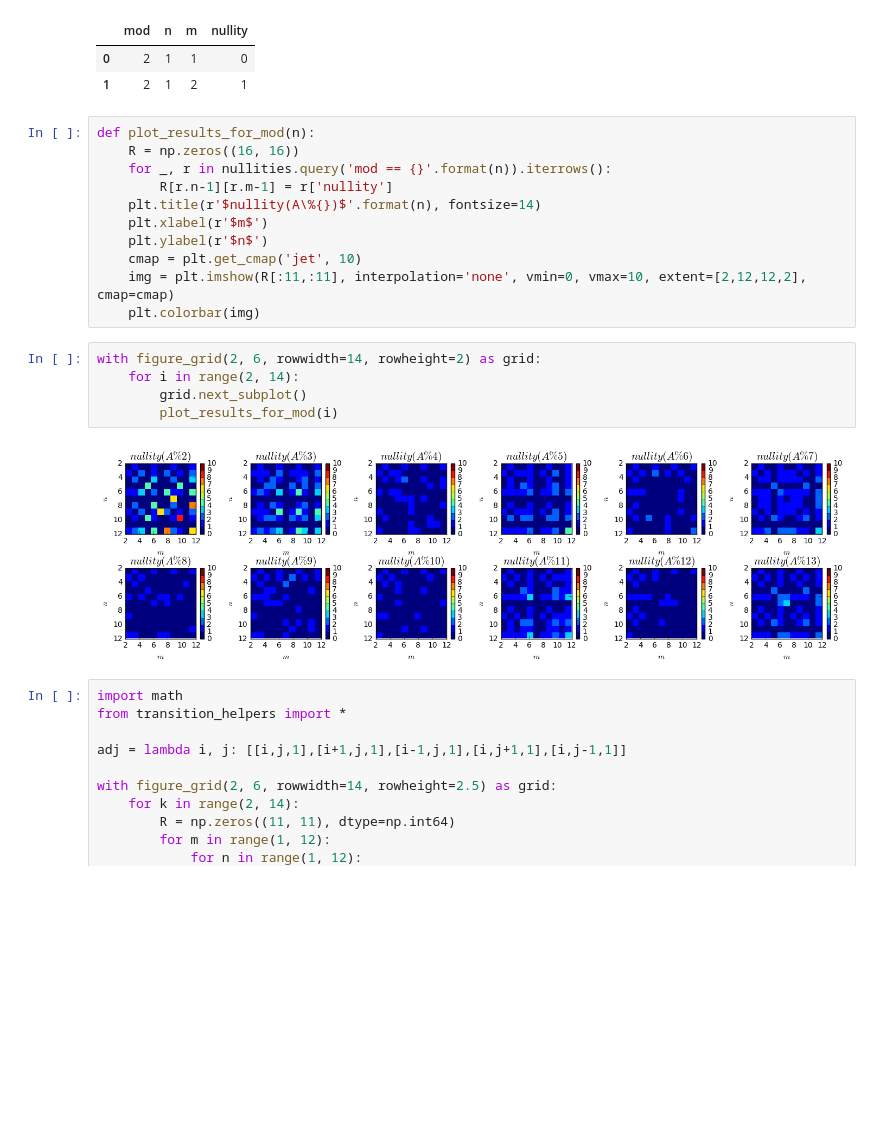
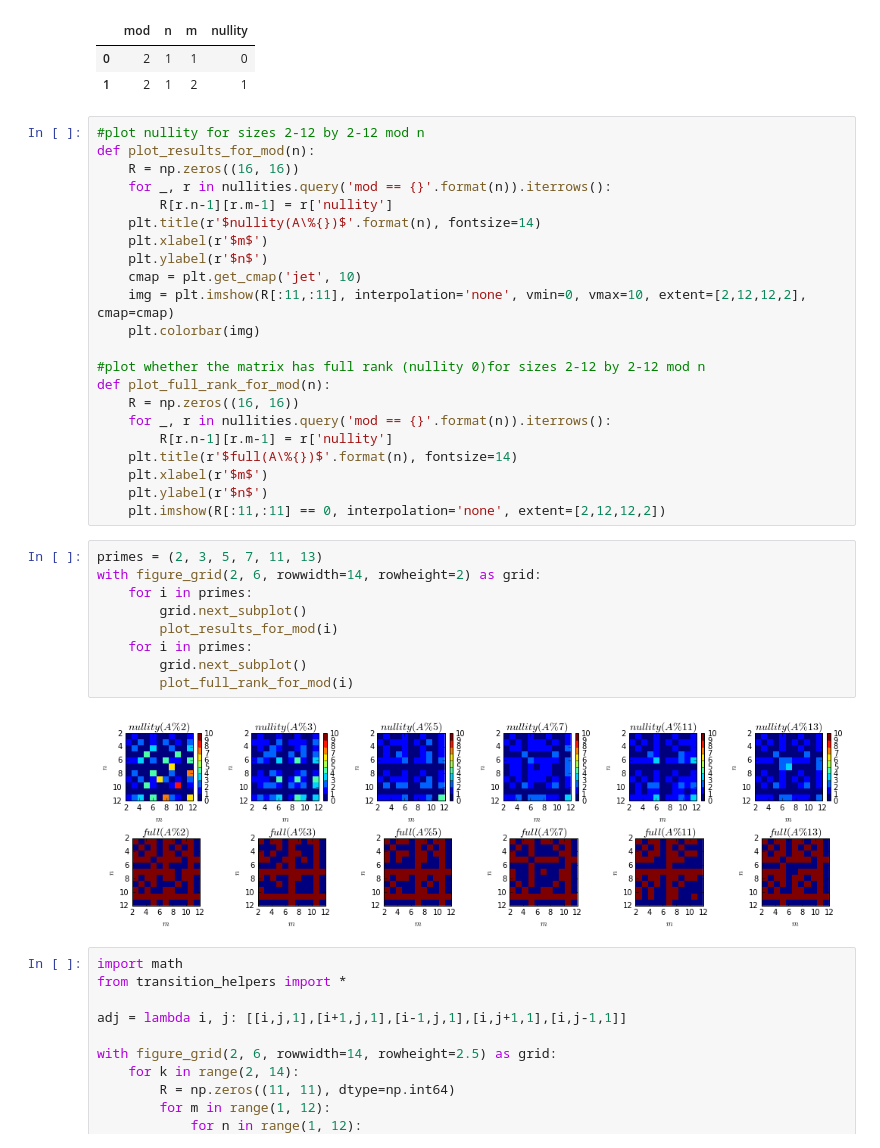
Before and after one commit to asross/am205-fproj, a Jupyter notebook: nullity-visualizations.ipynb, the cells around one changed output. Drawn from its saved outputs; the diff is of its cells as text; blank space fills up the shorter version.

Commit message:
Changing nullity grids to only consider prime moduli

```diff
--- a/nullity-visualizations.ipynb
+++ b/nullity-visualizations.ipynb
@@ -11,6 +11,7 @@ nullities.head(2)
 | 0 | 2 | 1 | 1 | 0 |
 | 1 | 2 | 1 | 2 | 1 |
 # %%
+#plot nullity for sizes 2-12 by 2-12 mod n
 def plot_results_for_mod(n):
     R = np.zeros((16, 16))
     for _, r in nullities.query('mod == {}'.format(n)).iterrows():
@@ -21,13 +22,27 @@ def plot_results_for_mod(n):
     cmap = plt.get_cmap('jet', 10)
     img = plt.imshow(R[:11,:11], interpolation='none', vmin=0, vmax=10, extent=[2,12,12,2], cmap=cmap)
     plt.colorbar(img)
+
+#plot whether the matrix has full rank (nullity 0)for sizes 2-12 by 2-12 mod n
+def plot_full_rank_for_mod(n):
+    R = np.zeros((16, 16))
+    for _, r in nullities.query('mod == {}'.format(n)).iterrows():
+        R[r.n-1][r.m-1] = r['nullity']
+    plt.title(r'$full(A\%{})$'.format(n), fontsize=14)
+    plt.xlabel(r'$m$')
+    plt.ylabel(r'$n$')
+    plt.imshow(R[:11,:11] == 0, interpolation='none', extent=[2,12,12,2])
 # %%
+primes = (2, 3, 5, 7, 11, 13)
 with figure_grid(2, 6, rowwidth=14, rowheight=2) as grid:
-    for i in range(2, 14):
+    for i in primes:
         grid.next_subplot()
         plot_results_for_mod(i)
+    for i in primes:
+        grid.next_subplot()
+        plot_full_rank_for_mod(i)
 # %% [output]
-[figure, old version]
+[figure, new version]
 # %%
 import math
 from transition_helpers import *
```
